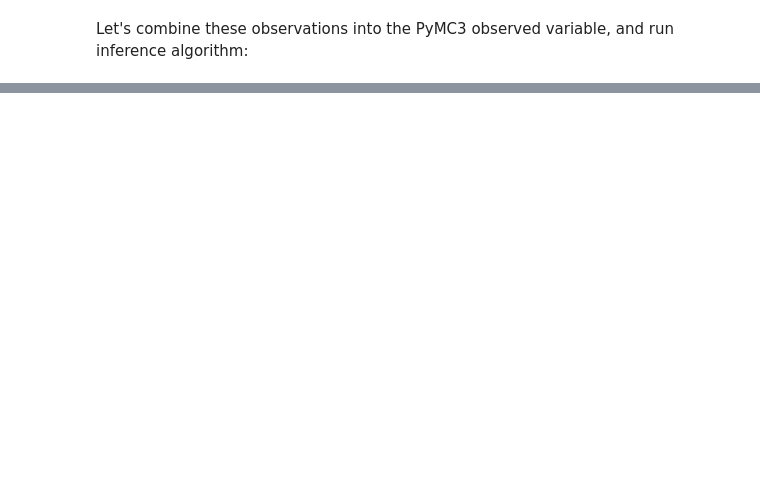
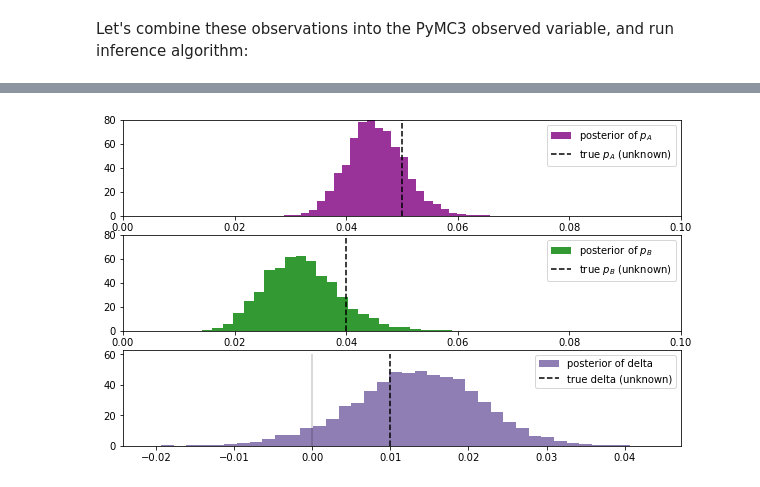
Before and after one commit to rmania/datascience, a Jupyter notebook: ubc_ml/06_Bayesian_stats_extra.ipynb, the cells around one changed output, grey strips where cells are left out. Saved outputs shown, nothing was run; the diff lists cells and outputs as text; code cells hidden in the pictures; blank space fills up the shorter version.

```diff
--- a/ubc_ml/06_Bayesian_stats_extra.ipynb
+++ b/ubc_ml/06_Bayesian_stats_extra.ipynb
@@ -203,0 +243,43 @@ ax.legend(loc='upper right')
+# %%
+# Set up the pymc3 model. Again assume Uniform priors for p_A and p_B. (runs long time w/o )
+with pm.Model() as model:
+    p_A = pm.Uniform('p_A', 0, 1)
+    p_B = pm.Uniform('p_B', 0, 1)
+
+    # Define the deterministic delta function. This is our unknown of interest.
+    delta = pm.Deterministic("delta", p_A - p_B)
+
+    # Set of observations, in this case we have two observation datasets.
+    obs_A = pm.Bernoulli('obs_A', p_A, observed = observations_A)
+    obs_B = pm.Bernoulli('obs_B', p_B, observed = observations_B)
+
+    step = pm.Metropolis()
+    trace = pm.sample(20000, step = step)
+    partial_trace=trace[1000:]
+# %%
+p_A_samples = partial_trace["p_A"]
+p_B_samples = partial_trace["p_B"]
+delta_samples = partial_trace["delta"]
+# %%
+fig, ax = plt.subplots(3,1, figsize = [10,6])
+
+ax[0].hist(p_A_samples, histtype ='stepfilled', bins=25, alpha =.8,
+           label="posterior of $p_A$", color = 'purple', normed= True)
+ax[0].vlines(true_p_A, 0, 80, linestyle="--", label="true $p_A$ (unknown)")
+ax[0].set(xlim = [0, .1], ylim = [0,80])
+ax[0].legend(loc='upper right')
+
+ax[1].hist(p_B_samples, histtype ='stepfilled', bins=25, alpha =.8,
+           label="posterior of $p_B$", color ='green', normed= True)
+ax[1].vlines(true_p_B, 0, 80, linestyle="--", label="true $p_B$ (unknown)")
+ax[1].set(xlim = [0, .1], ylim = [0,80])
+ax[1].legend(loc='upper right')
+
+ax[2].hist(delta_samples, histtype='stepfilled', bins=40, alpha=0.85,
+         label="posterior of delta", color="#7A68A6", normed=True)
+ax[2].vlines(true_p_A - true_p_B, 0, 60, linestyle="--",
+           label="true delta (unknown)")
+ax[2].vlines(0, 0, 60, color="black", alpha=0.2)
+ax[2].legend(loc="upper right");
+# %% [output]
+[figure, added]
```
Also changed, not shown: parts of 27 cells of this notebook.
